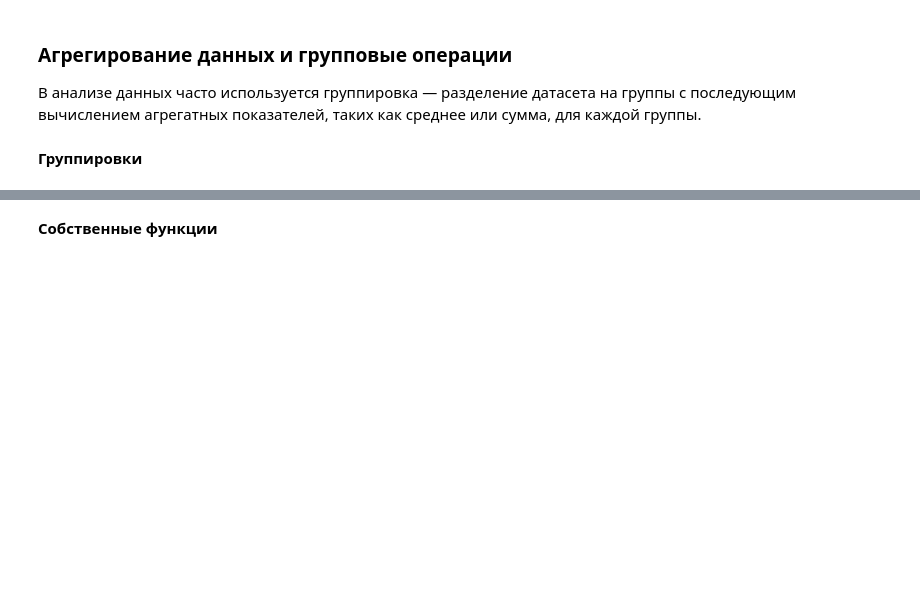
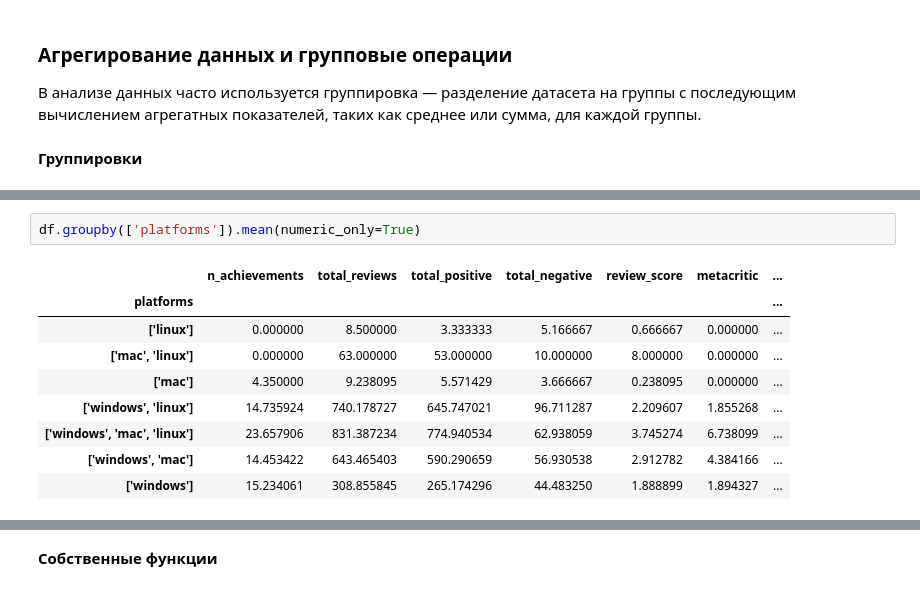
Before and after one commit to potopinc/colab, a Jupyter notebook: ML_05_06_07.ipynb, the cells around one changed output, grey strips where cells are left out. Drawn from its saved outputs; the diff is of its cells as text; blank space fills up the shorter version.

```diff
--- a/ML_05_06_07.ipynb
+++ b/ML_05_06_07.ipynb
@@ -862,2 +948,14 @@ df
+# %%
+df.groupby(['platforms']).mean(numeric_only=True)
+# %% [output]
+|  | n_achievements | total_reviews | total_positive | total_negative | review_score | metacritic | ... |
+| platforms |  |  |  |  |  |  | ... |
+| ['linux'] | 0.000000 | 8.500000 | 3.333333 | 5.166667 | 0.666667 | 0.000000 | ... |
+| ['mac', 'linux'] | 0.000000 | 63.000000 | 53.000000 | 10.000000 | 8.000000 | 0.000000 | ... |
+| ['mac'] | 4.350000 | 9.238095 | 5.571429 | 3.666667 | 0.238095 | 0.000000 | ... |
+| ['windows', 'linux'] | 14.735924 | 740.178727 | 645.747021 | 96.711287 | 2.209607 | 1.855268 | ... |
+| ['windows', 'mac', 'linux'] | 23.657906 | 831.387234 | 774.940534 | 62.938059 | 3.745274 | 6.738099 | ... |
+| ['windows', 'mac'] | 14.453422 | 643.465403 | 590.290659 | 56.930538 | 2.912782 | 4.384166 | ... |
+| ['windows'] | 15.234061 | 308.855845 | 265.174296 | 44.483250 | 1.888899 | 1.894327 | ... |
 # %%
 # Чаще всего нас интересует только один столбец.
```
Also changed, not shown: parts of 11 cells of this notebook.
